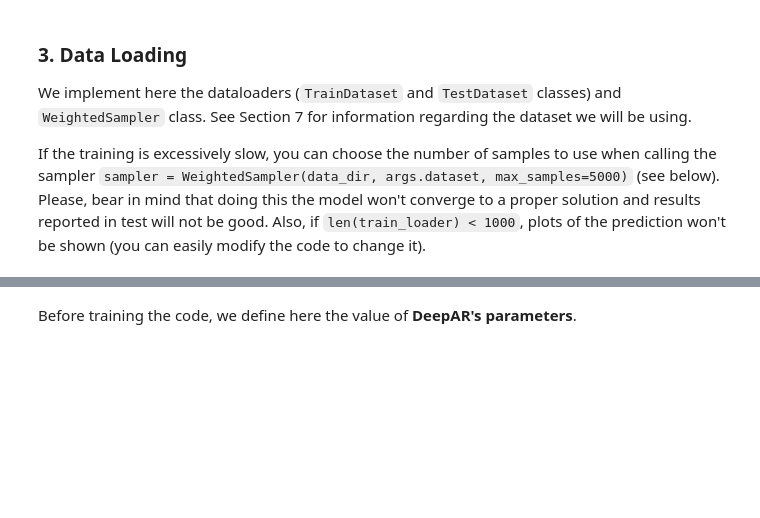
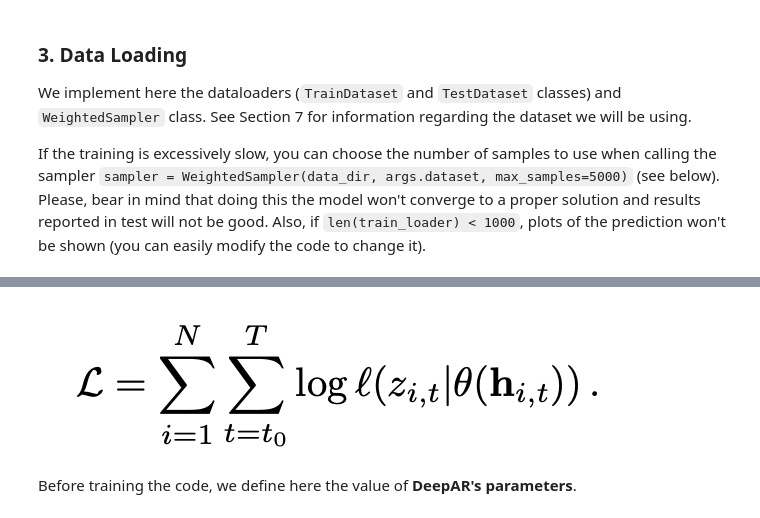
Before and after one commit to fmorenopino/Deep-Learning-Time-Series-Forecasting, a Jupyter notebook: DeepAR/DeepAR_intro.ipynb, the cells around one changed output, grey strips where cells are left out. Drawn from its saved outputs; the diff is of its cells as text; code cells hidden in the pictures; blank space fills up the shorter version.

```diff
--- a/DeepAR/DeepAR_intro.ipynb
+++ b/DeepAR/DeepAR_intro.ipynb
@@ -431,3 +427,8 @@ For training the model's parameters, we will maximize the log-likelihood:
+# %%
+PATH = 'notebook_images/loss.png'
+Image(filename = PATH)
+# %% [output]
+[figure, added]
 # %%
 ###################################
 #    Training Code                #
```
Also changed, not shown: parts of 17 cells of this notebook, 3 other files.
